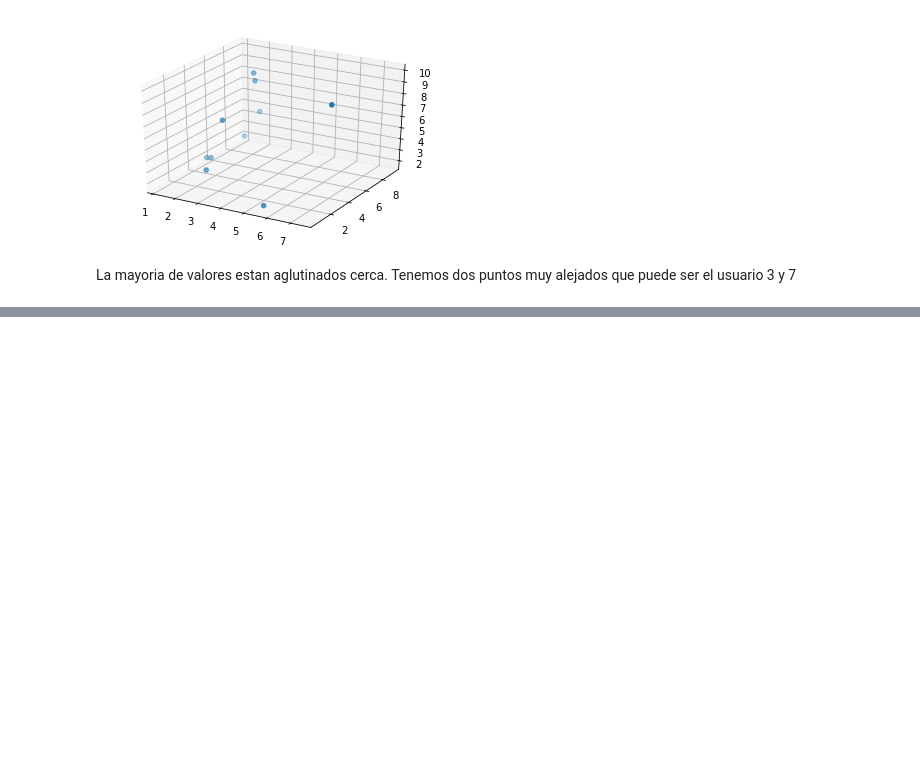
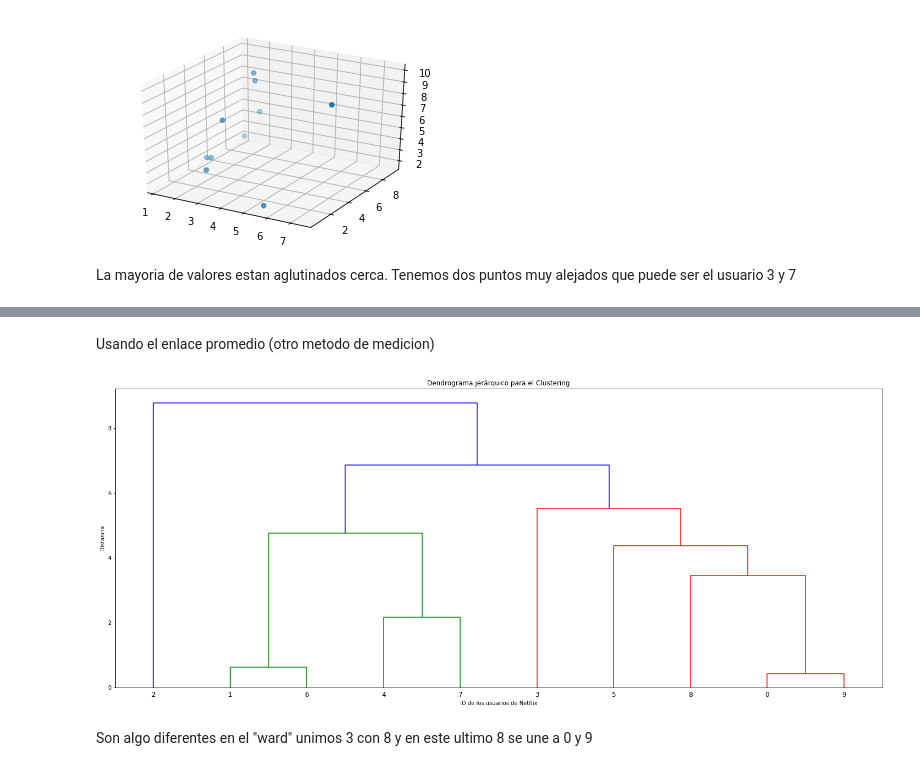
Before and after one commit to Karenahv/python-ml-curso, a Jupyter notebook: notebooks/T6 - 1 - Distancias.ipynb, the cells around one changed output, grey strips where cells are left out. Saved outputs shown, nothing was run; the diff lists cells and outputs as text; code cells hidden in the pictures; blank space fills up the shorter version.

```diff
--- a/notebooks/T6 - 1 - Distancias.ipynb
+++ b/notebooks/T6 - 1 - Distancias.ipynb
@@ -94,0 +411,15 @@ La mayoria de valores estan aglutinados cerca. Tenemos dos puntos muy alejados q
+# %% [markdown]
+Usando el enlace promedio (otro metodo de medicion)
+# %%
+Z = linkage(data[movies], "average")
+Z
+plt.figure(figsize=(25,10))
+plt.title("Dendrograma jerárquico para el Clustering")
+plt.xlabel("ID de los usuarios de Netflix")
+plt.ylabel("Distancia")
+dendrogram(Z)
+plt.show()
+# %% [output]
+[figure, added]
+# %% [markdown]
+Son algo diferentes en el "ward" unimos 3 con 8 y en este ultimo 8 se une a 0 y 9
```
Also changed, not shown: parts of 36 cells of this notebook, 2 other files.
